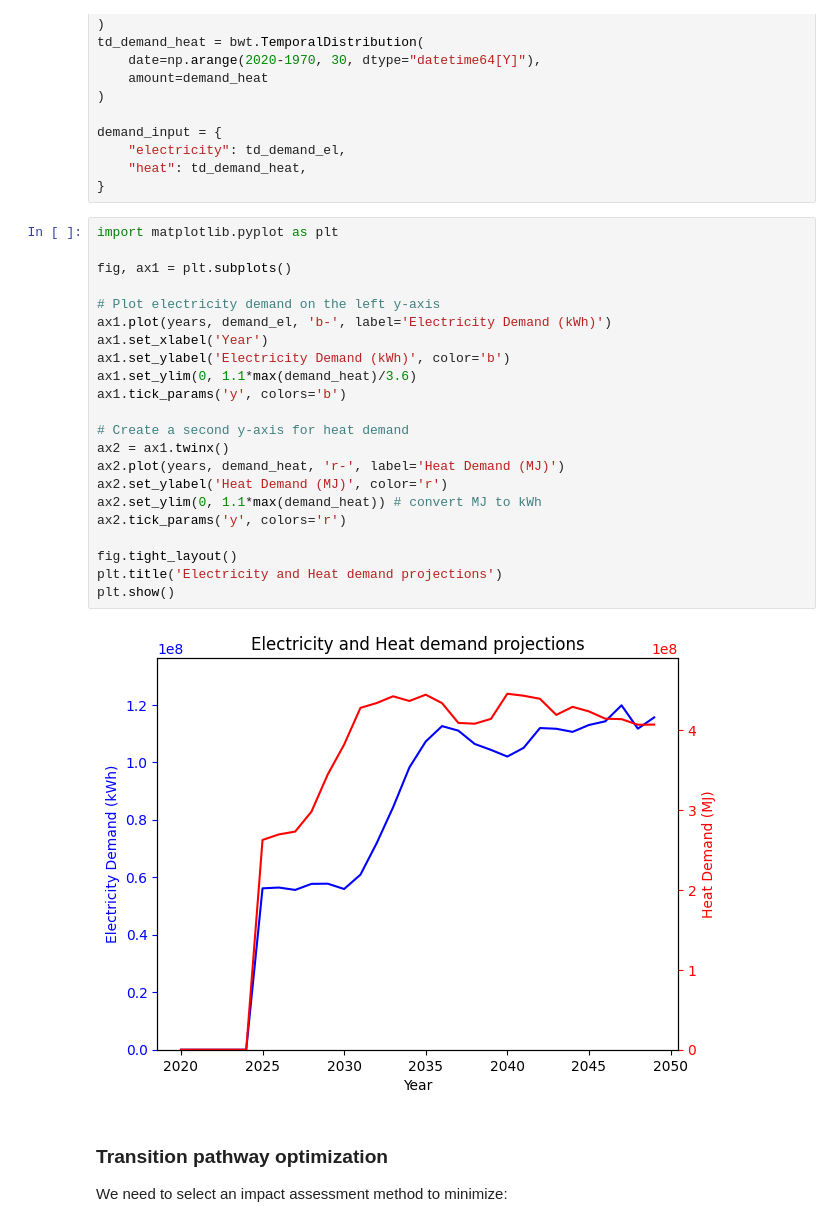
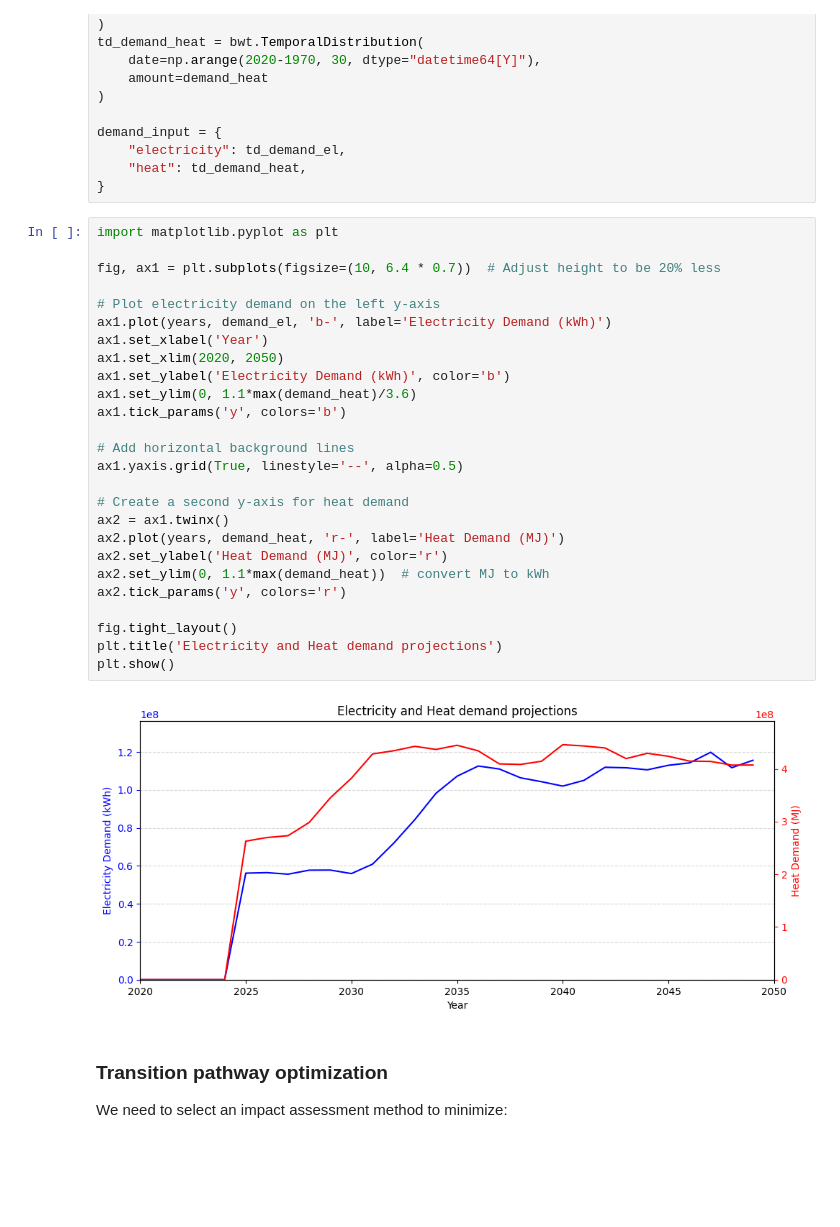
Before and after one commit to RWTH-LTT/optimex, a Jupyter notebook: notebooks/optimex_example_energy_system_ecoinvent.ipynb, the cells around one changed output. Cells and saved outputs as stored; diff of their text form; blank space fills up the shorter version.

```diff
--- a/notebooks/optimex_example_energy_system_ecoinvent.ipynb
+++ b/notebooks/optimex_example_energy_system_ecoinvent.ipynb
@@ -287,27 +290,31 @@ demand_input = {
 # %%
 import matplotlib.pyplot as plt
 
-fig, ax1 = plt.subplots()
+fig, ax1 = plt.subplots(figsize=(10, 6.4 * 0.7))  # Adjust height to be 20% less
 
 # Plot electricity demand on the left y-axis
 ax1.plot(years, demand_el, 'b-', label='Electricity Demand (kWh)')
 ax1.set_xlabel('Year')
+ax1.set_xlim(2020, 2050)
 ax1.set_ylabel('Electricity Demand (kWh)', color='b')
 ax1.set_ylim(0, 1.1*max(demand_heat)/3.6)
 ax1.tick_params('y', colors='b')
+
+# Add horizontal background lines
+ax1.yaxis.grid(True, linestyle='--', alpha=0.5)
 
 # Create a second y-axis for heat demand
 ax2 = ax1.twinx()
 ax2.plot(years, demand_heat, 'r-', label='Heat Demand (MJ)')
 ax2.set_ylabel('Heat Demand (MJ)', color='r')
-ax2.set_ylim(0, 1.1*max(demand_heat)) # convert MJ to kWh
+ax2.set_ylim(0, 1.1*max(demand_heat))  # convert MJ to kWh
 ax2.tick_params('y', colors='r')
 
 fig.tight_layout()
 plt.title('Electricity and Heat demand projections')
 plt.show()
 # %% [output]
-[figure, old version]
+[figure, new version]
 # %% [markdown]
 ### Transition pathway optimization
 
```
Also changed, not shown: parts of 7 cells of this notebook.
